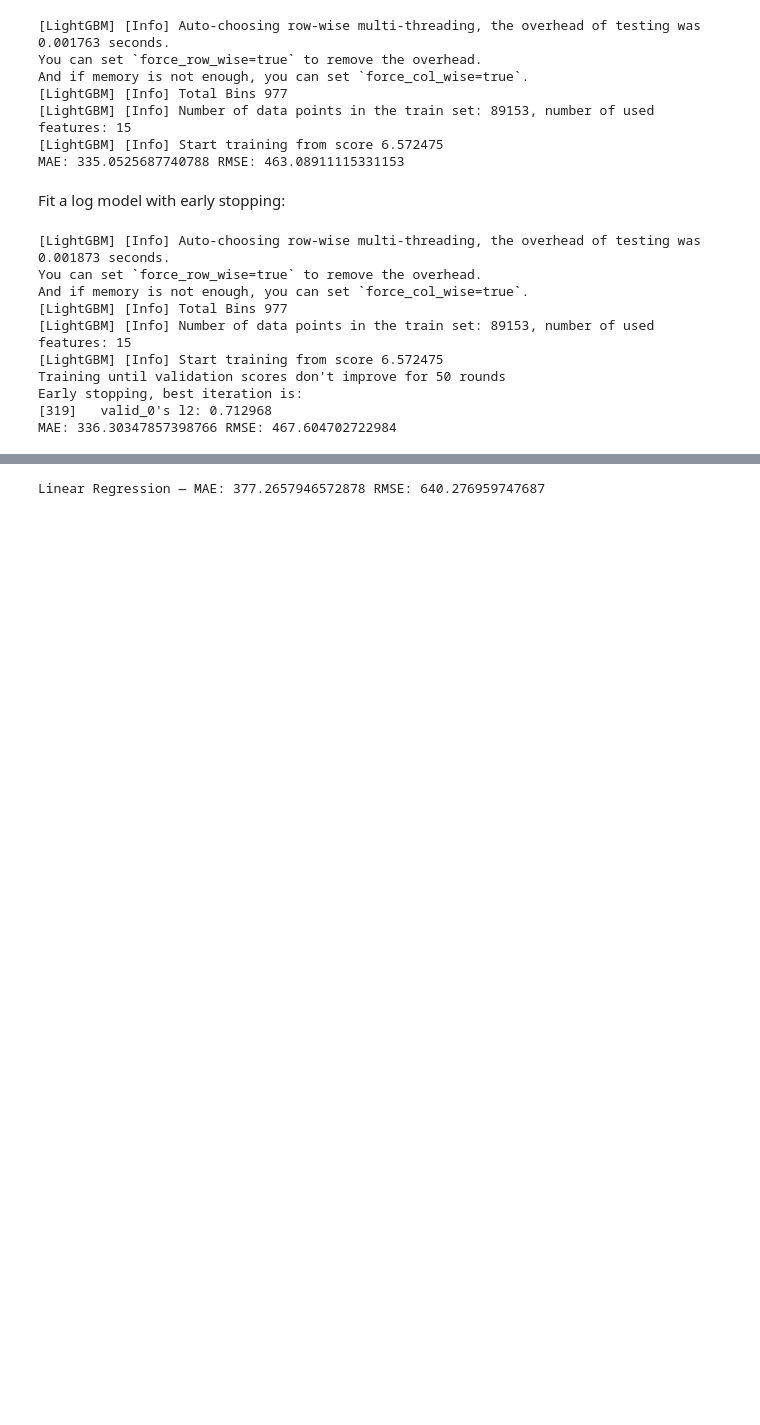
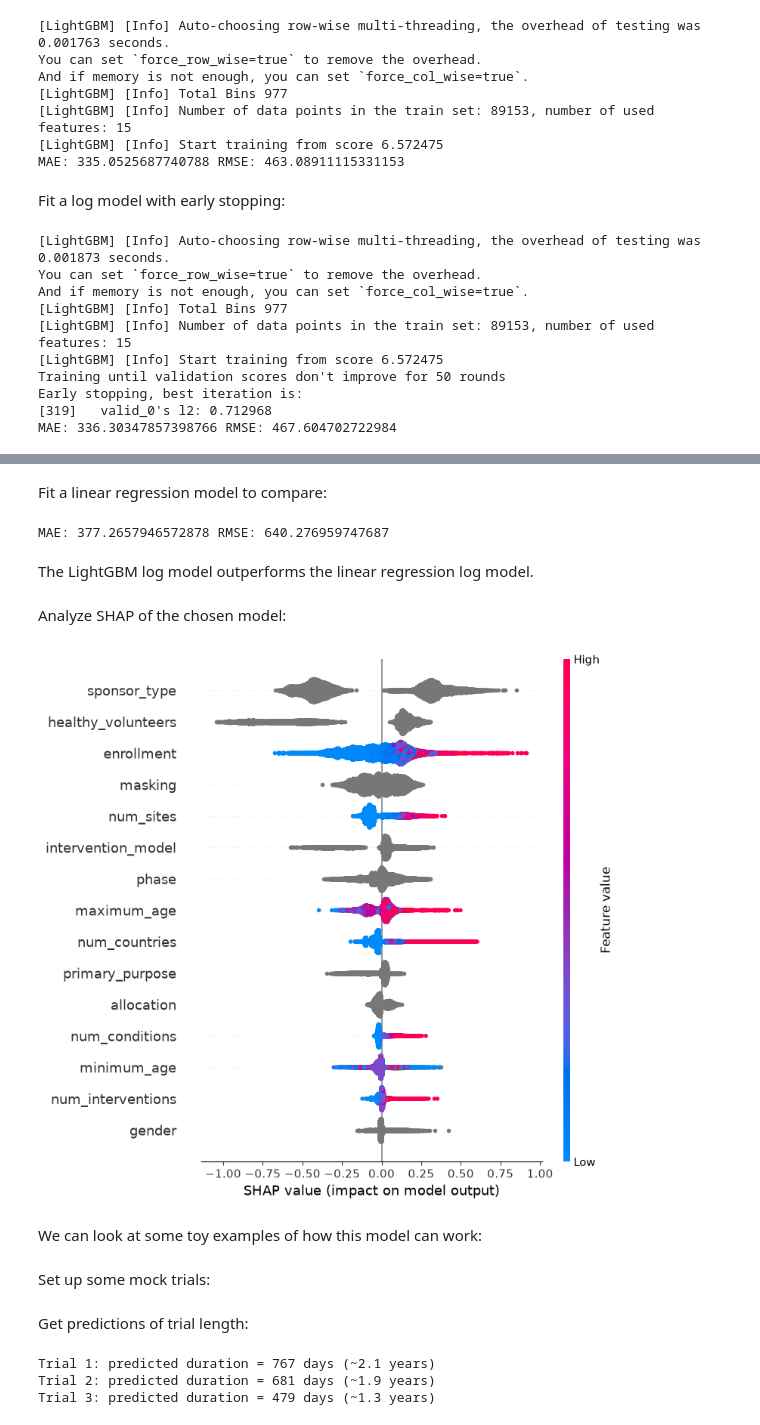
Before and after one commit to eth-tran/Pharmaceutical-Investment-Analysis, a Jupyter notebook: Analysis.ipynb, the cells around one changed output, grey strips where cells are left out. Drawn from its saved outputs; the diff is of its cells as text; code cells hidden in the pictures; blank space fills up the shorter version.

Commit message:
Model interpretation and use cases

```diff
--- a/Analysis.ipynb
+++ b/Analysis.ipynb
@@ -167,21 +165,37 @@ Fit a linear regression model to compare:
-# %%
-numeric_cols = [c for c in feature_cols if c not in categorical_cols]
-
-preprocessor = ColumnTransformer([
-    ('num', SimpleImputer(strategy='median'), numeric_cols),
-    ('cat', Pipeline([
-        ('impute', SimpleImputer(strategy='most_frequent')),
-        ('onehot', OneHotEncoder(handle_unknown='ignore'))
-    ]), categorical_cols)
-])
-
-lr_pipeline = Pipeline([('prep', preprocessor), ('lr', LinearRegression())])
-lr_pipeline.fit(X_train.astype({c: 'object' for c in categorical_cols}), y_train_log)
-lr_preds_log = lr_pipeline.predict(X_test.astype({c: 'object' for c in categorical_cols}))
-lr_preds = np.expm1(lr_preds_log)
-
-lr_mae = mean_absolute_error(y_test, lr_preds)
-lr_rmse = np.sqrt(mean_squared_error(y_test, lr_preds))
-print("Linear Regression — MAE:", lr_mae, "RMSE:", lr_rmse)
-# %% [output]
-Linear Regression — MAE: 377.2657946572878 RMSE: 640.276959747687
+# %% [markdown]
+Fit a linear regression model to compare:
+# %%
+numeric_cols = [c for c in feature_cols if c not in categorical_cols]
+
+preprocessor = ColumnTransformer([
+    ('num', SimpleImputer(strategy='median'), numeric_cols),
+    ('cat', Pipeline([
+        ('impute', SimpleImputer(strategy='most_frequent')),
+        ('onehot', OneHotEncoder(handle_unknown='ignore'))
+    ]), categorical_cols)
+])
+
+lr_pipeline = Pipeline([('prep', preprocessor), ('lr', LinearRegression())])
+lr_pipeline.fit(X_train.astype({c: 'object' for c in categorical_cols}), y_train_log)
+lr_preds_log = lr_pipeline.predict(X_test.astype({c: 'object' for c in categorical_cols}))
+lr_preds = np.expm1(lr_preds_log)
+
+lr_mae = mean_absolute_error(y_test, lr_preds)
+lr_rmse = np.sqrt(mean_squared_error(y_test, lr_preds))
+print("MAE:", lr_mae, "RMSE:", lr_rmse)
+# %% [output]
+MAE: 377.2657946572878 RMSE: 640.276959747687
+# %% [markdown]
+The LightGBM log model outperforms the linear regression log model.
+# %% [markdown]
+Analyze SHAP of the chosen model:
+# %%
+explainer = shap.TreeExplainer(model_log)
+shap_values = explainer.shap_values(X_test)
+shap.summary_plot(shap_values, X_test)
+# %% [output]
+[figure, added]
+# %% [markdown]
+We can look at some toy examples of how this model can work:
+# %% [markdown]
+Set up some mock trials:
@@ -187,0 +233,12 @@ Linear Regression — MAE: 377.2657946572878 RMSE: 640.276959747687
+# %% [markdown]
+Get predictions of trial length:
+# %%
+preds_log_example = model_log.predict(example_trials)
+preds_days_example = np.expm1(preds_log_example)
+
+for i, days in enumerate(preds_days_example):
+    print(f"Trial {i+1}: predicted duration = {days:.0f} days (~{days/365:.1f} years)")
+# %% [output]
+Trial 1: predicted duration = 767 days (~2.1 years)
+Trial 2: predicted duration = 681 days (~1.9 years)
+Trial 3: predicted duration = 479 days (~1.3 years)
```
Also changed, not shown: parts of 9 cells of this notebook.
